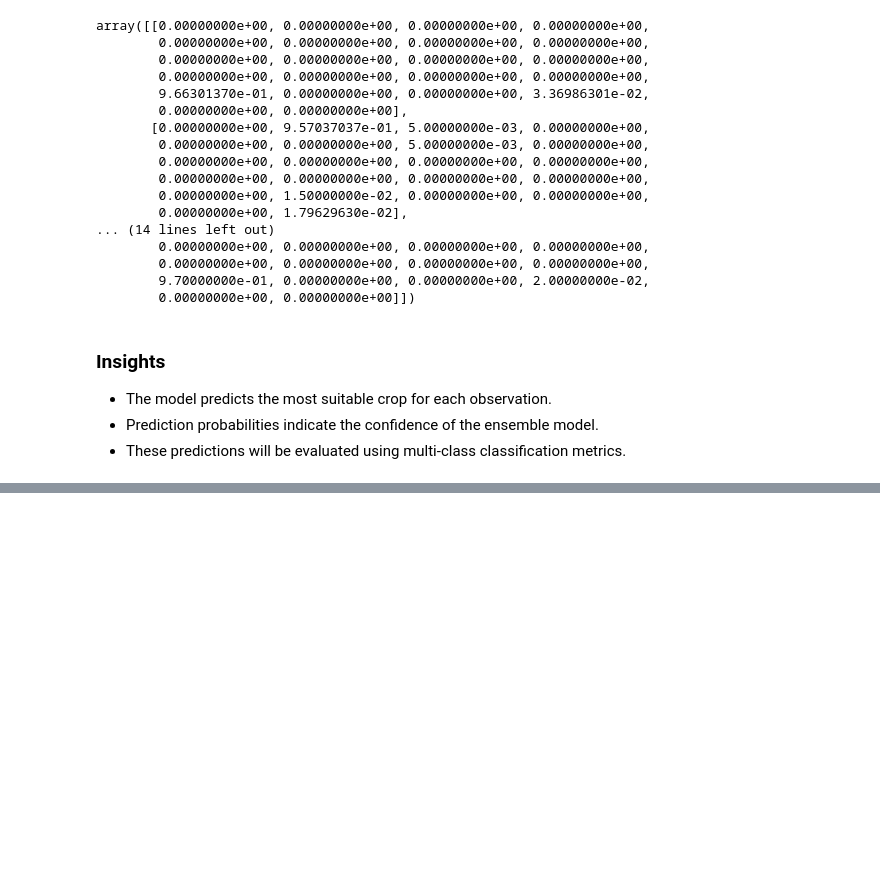
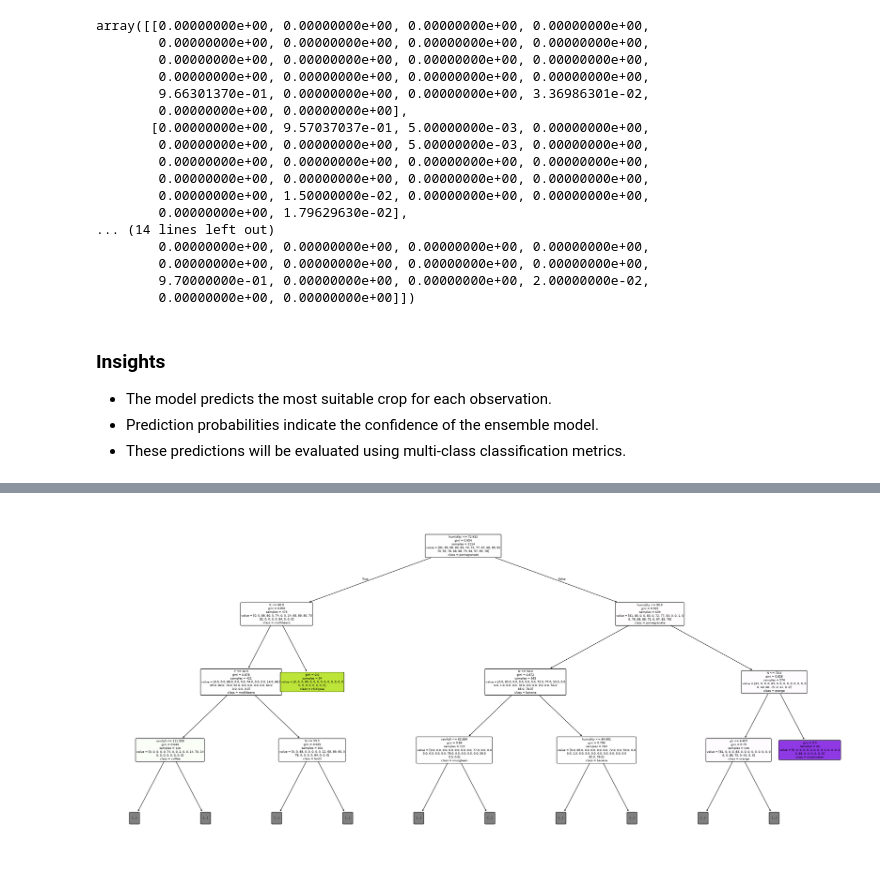
Before and after one commit to Pralishatripathy000/ml-random-forest, a Jupyter notebook: notebook.ipynb, the cells around one changed output, grey strips where cells are left out. Cells and saved outputs as stored; diff of their text form; code cells hidden in the pictures; blank space fills up the shorter version.

```diff
--- a/notebook.ipynb
+++ b/notebook.ipynb
@@ -530,0 +783,28 @@ predictions.head(20).to_csv(
+# %%
+# Visualize one decision tree from the forest
+
+from sklearn.tree import plot_tree
+
+plt.figure(figsize=(26,12))
+
+plot_tree(
+    model.estimators_[0],
+    feature_names=X.columns,
+    class_names=encoder.classes_,
+    filled=True,
+    rounded=True,
+    max_depth=3,
+    fontsize=7
+)
+
+plt.tight_layout()
+
+plt.savefig(
+    "outputs/figures/sample_tree.png",
+    dpi=300,
+    bbox_inches="tight"
+)
+
+plt.show()
+# %% [output]
+[figure, added]
```
Also changed, not shown: parts of 19 cells of this notebook, 7 other files.
